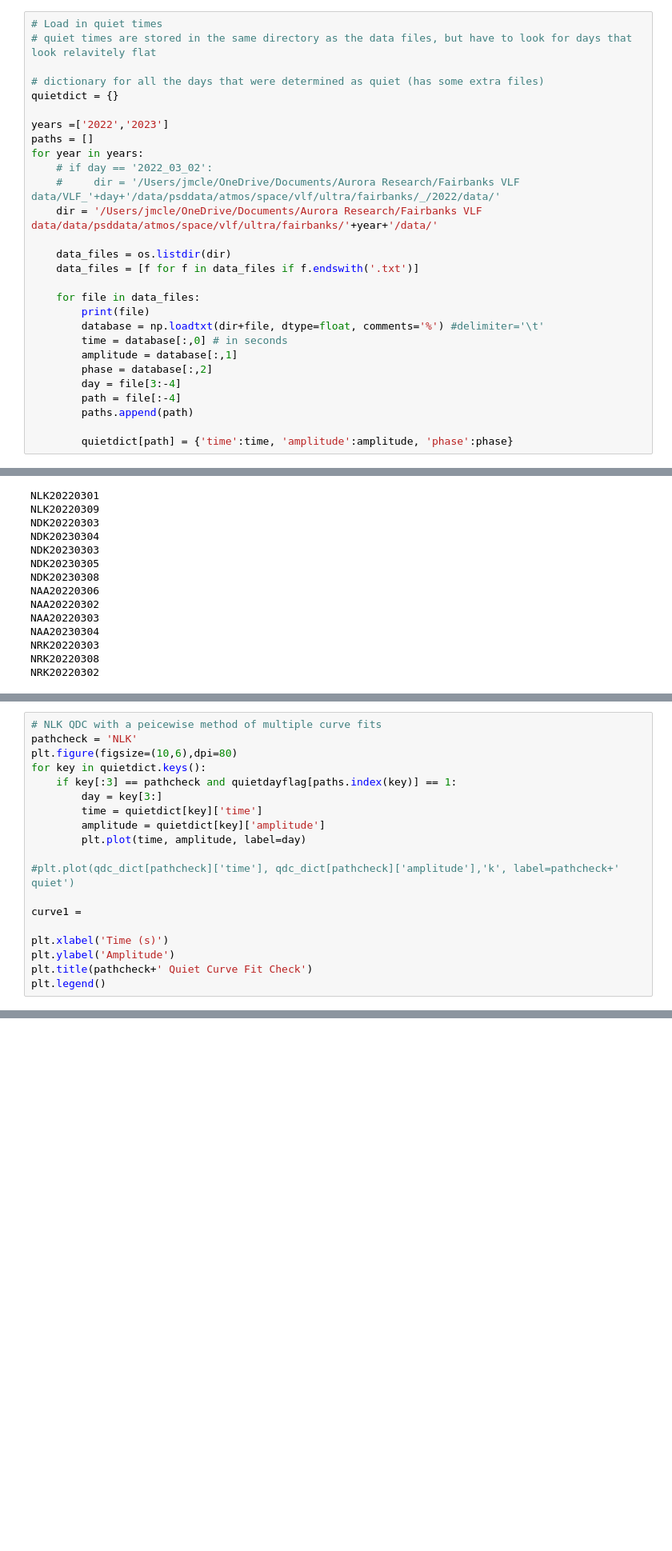
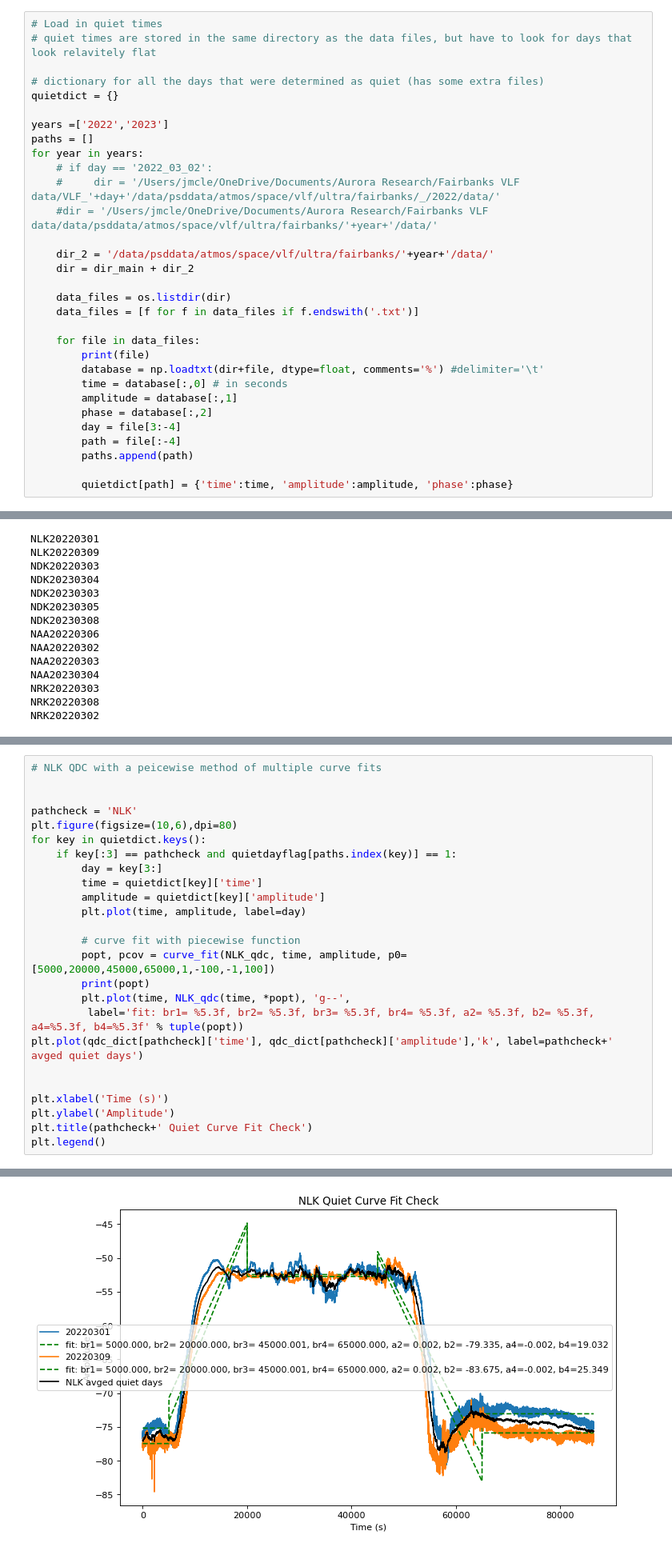
Before and after one commit to jodiejmclennan/VLF_project, a Jupyter notebook: VLF-LAMP-analysis.ipynb, the cells around one changed output, grey strips where cells are left out. Shown at 80% size. Drawn from its saved outputs; the diff is of its cells as text; blank space fills up the shorter version.

Commit message:
Added piecewise function

```diff
--- a/VLF-LAMP-analysis.ipynb
+++ b/VLF-LAMP-analysis.ipynb
@@ -69,7 +75,10 @@ paths = []
 for year in years:
     # if day == '2022_03_02':
     #     dir = '/Users/jmcle/OneDrive/Documents/Aurora Research/Fairbanks VLF data/VLF_'+day+'/data/psddata/atmos/space/vlf/ultra/fairbanks/_/2022/data/'
-    dir = '/Users/jmcle/OneDrive/Documents/Aurora Research/Fairbanks VLF data/data/psddata/atmos/space/vlf/ultra/fairbanks/'+year+'/data/'
+    #dir = '/Users/jmcle/OneDrive/Documents/Aurora Research/Fairbanks VLF data/data/psddata/atmos/space/vlf/ultra/fairbanks/'+year+'/data/'
+
+    dir_2 = '/data/psddata/atmos/space/vlf/ultra/fairbanks/'+year+'/data/'
+    dir = dir_main + dir_2
 
     data_files = os.listdir(dir)
     data_files = [f for f in data_files if f.endswith('.txt')]
@@ -230,5 +323,7 @@ def expotential(x, a, b, c):
 # %%
 # NLK QDC with a peicewise method of multiple curve fits
+
+
 pathcheck = 'NLK'
 plt.figure(figsize=(10,6),dpi=80)
 for key in quietdict.keys():
@@ -238,11 +333,16 @@ for key in quietdict.keys():
         amplitude = quietdict[key]['amplitude']
         plt.plot(time, amplitude, label=day)
 
-#plt.plot(qdc_dict[pathcheck]['time'], qdc_dict[pathcheck]['amplitude'],'k', label=pathcheck+' quiet')
+        # curve fit with piecewise function
+        popt, pcov = curve_fit(NLK_qdc, time, amplitude, p0=[5000,20000,45000,65000,1,-100,-1,100])
+        print(popt)
+        plt.plot(time, NLK_qdc(time, *popt), 'g--',
+         label='fit: br1= %5.3f, br2= %5.3f, br3= %5.3f, br4= %5.3f, a2= %5.3f, b2= %5.3f, a4=%5.3f, b4=%5.3f' % tuple(popt))
+plt.plot(qdc_dict[pathcheck]['time'], qdc_dict[pathcheck]['amplitude'],'k', label=pathcheck+' avged quiet days')
 
-curve1 =
 
 plt.xlabel('Time (s)')
 plt.ylabel('Amplitude')
 plt.title(pathcheck+' Quiet Curve Fit Check')
 plt.legend()
+# %% [output]
@@ -248,0 +354 @@ plt.legend()
+[figure, added]
```
Also changed, not shown: parts of 7 cells of this notebook.
